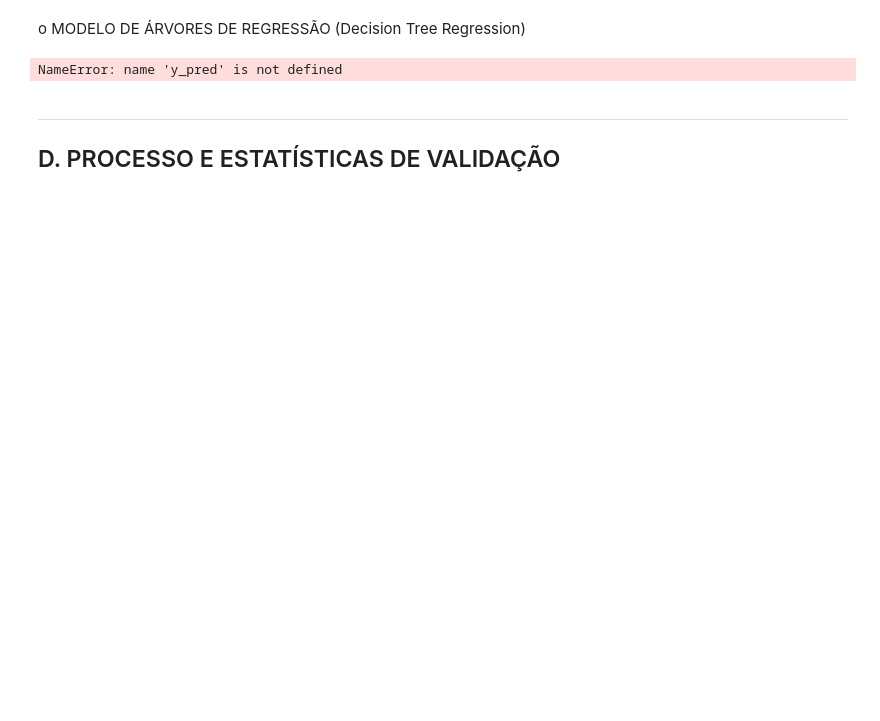
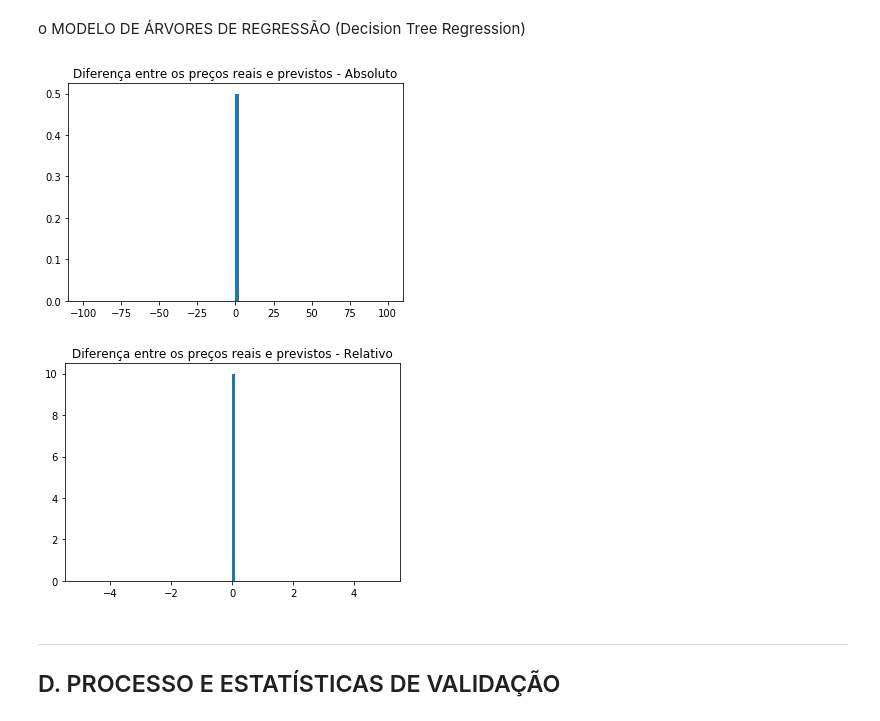
Before and after one commit to FidyBack/projeto_Cdata, a Jupyter notebook: Projeto 3 - Previsão de preço de Vinhos/Projeto3_grupo_6_vinhos.ipynb, the cells around one changed output. Saved outputs shown, nothing was run; the diff lists cells and outputs as text; code cells hidden in the pictures; blank space fills up the shorter version.

```diff
--- a/Projeto 3 - Previsão de preço de Vinhos/Projeto3_grupo_6_vinhos.ipynb
+++ b/Projeto 3 - Previsão de preço de Vinhos/Projeto3_grupo_6_vinhos.ipynb
@@ -290,21 +366,22 @@ y_pred_train2=regressor.predict(X_train)
 # %%
 y_test_final=[]
 for a in y_test.values:
-    y_test_final.append(a[0])
+    y_test_final.append(a)
 
 y_test_final=np.array(y_test_final)
-dif_abs = y_pred - y_test_final
-dif_rel = (y_pred - y_test_final)/y_test_final
+dif_abs = y_pred_test2 - y_test_final
+dif_rel = (y_pred_test2 - y_test_final)/y_test_final
 
 plt.hist(dif_abs, density = True, bins= 100, range=(-100,100));
 plt.title("Diferença entre os preços reais e previstos - Absoluto")
 plt.show();
 
 plt.hist(dif_rel, density = True, bins= 100, range=(-5,5))
 plt.title("Diferença entre os preços reais e previstos - Relativo")
 plt.show();
 # %% [output]
-NameError: name 'y_pred' is not defined
+[figure, added]
+[figure, added]
 # %% [markdown]
 ___
 ## D. PROCESSO E ESTATÍSTICAS DE VALIDAÇÃO
```
Also changed, not shown: parts of 34 cells of this notebook.
